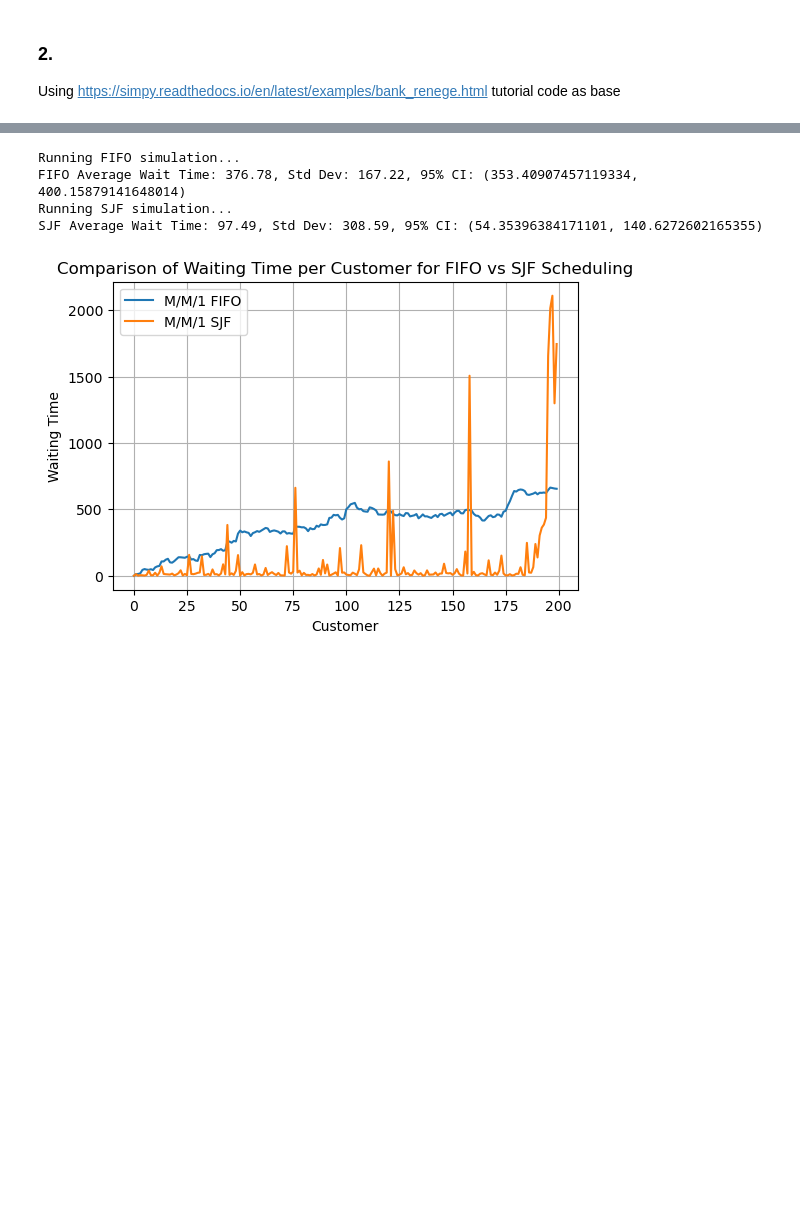
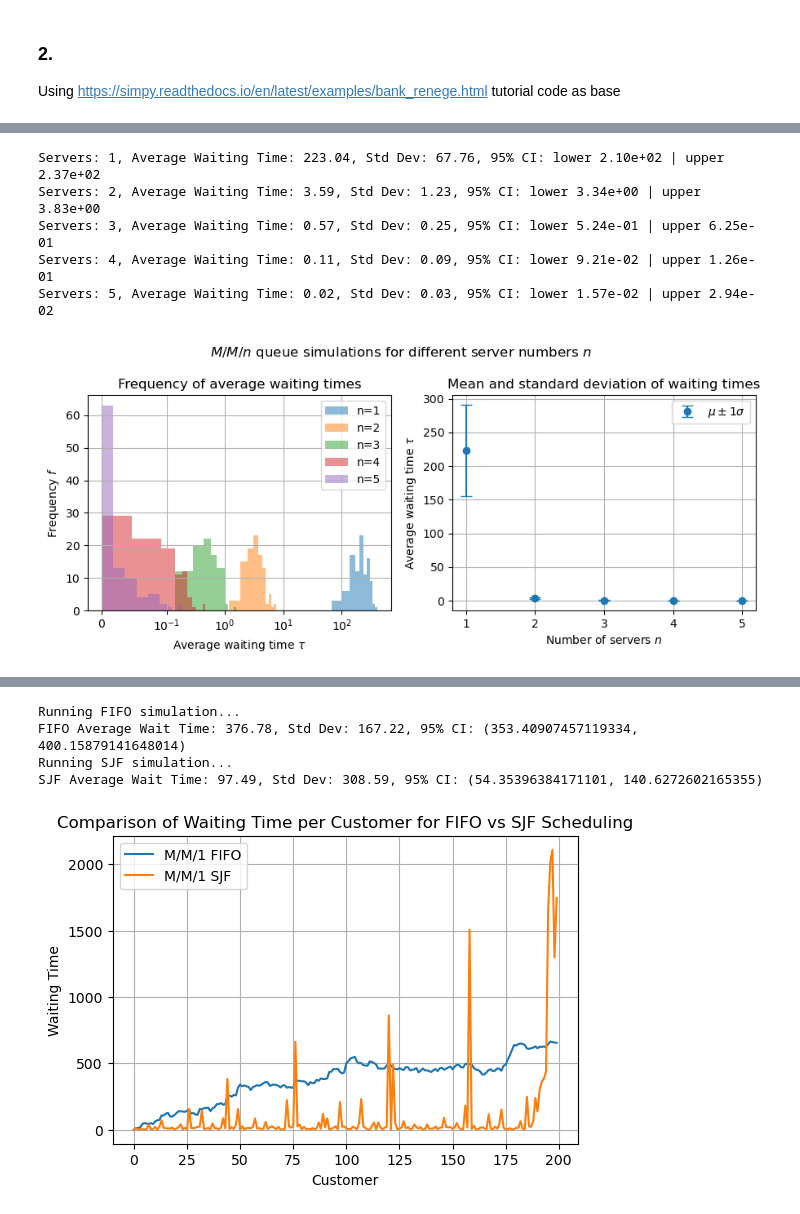
Before and after one commit to jonas4climate/ss-assignment-2, a Jupyter notebook: CalvinLaw_11306734_RaymondZhang_14865904_JonasSchaefer_14039982_2.ipynb, the cells around one changed output, grey strips where cells are left out. Saved outputs shown, nothing was run; the diff lists cells and outputs as text; code cells hidden in the pictures; blank space fills up the shorter version.

```diff
--- a/CalvinLaw_11306734_RaymondZhang_14865904_JonasSchaefer_14039982_2.ipynb
+++ b/CalvinLaw_11306734_RaymondZhang_14865904_JonasSchaefer_14039982_2.ipynb
@@ -286,0 +263,65 @@ plt.show()
+# %%
+def simulate_experiments(arrival_pdf='exp', service_pdf='exp', ns=[1, 2, 4]):
+    """Run the simulations with provided parameters and return the average waiting times"""
+    wait_times_data = {n: [] for n in ns}
+    for n in ns:
+        for i in range(N_SIM):
+            random.seed(RANDOM_SEED+i) # Same seed for reproducibility
+            env = simpy.Environment()
+            counters = simpy.Resource(env, capacity=n)
+            wait_times = []
+            env.process(source(env, N_CUSTOMERS, ARRIVAL_INTERVAL, counters, wait_times, arrival_pdf=arrival_pdf, service_pdf=service_pdf, service_time=SERVICE_TIME))
+            env.run()
+            wait_times_data[n].append(np.mean(wait_times))
+    return wait_times_data
+
+def get_statistics(wait_times_data, print_results=True):
+    """Calculate average, standard deviation, and 95% confidence interval for each simulation"""
+    avgs, stds, conf_intervals = [], [], []
+    for num_servers, times in wait_times_data.items():
+        avg_wait_time = np.mean(times)
+        avgs.append(avg_wait_time)
+        std_dev = np.std(times)
+        stds.append(std_dev)
+        conf_interval = st.t.interval(0.95, len(times)-1, loc=avg_wait_time, scale=st.sem(times))
+        conf_intervals.append(conf_interval)
+        if print_results:
+            c_low, c_high = conf_interval
+            print(f'Servers: {num_servers}, Average Waiting Time: {avg_wait_time:.2f}, Std Dev: {std_dev:.2f}, 95% CI: lower {c_low:.2e} | upper {c_high:.2e}')
+    return avgs, stds, conf_intervals
+
+def plot_wait_times_and_mean_ci(ns, wait_times_data, avgs, stds, conf_intervals, title):
+    plt.figure(figsize=(9, 4), layout='tight')
+    plt.suptitle(title)
+    plt.subplot(1, 2, 1)
+    for num_servers, times in wait_times_data.items():
+        plt.hist(times, label=f'n={num_servers}', alpha=0.5)
+    plt.xlabel('Average waiting time $\\tau$')
+    plt.xscale('symlog', linthresh=0.1)
+    plt.ylabel('Frequency $f$')
+    plt.title('Frequency of average waiting times')
+    plt.legend(loc='upper right')
+    plt.grid(True)
+    plt.subplot(1, 2, 2)
+    plt.errorbar(ns, avgs, yerr=stds, fmt='o', capsize=5, label='$\\mu \\pm 1\\sigma$')
+    plt.xlabel('Number of servers $n$')
+    plt.ylabel('Average waiting time $\\tau$')
+    plt.title('Mean and standard deviation of waiting times')
+    plt.legend(loc='upper right')
+    plt.grid(True)
+    # plt.savefig(f'{SAVE_DIR}/{title.replace(' ', '_').replace('/', '-')}.png')
+    plt.show()
+
+# Experiment
+ns = np.arange(1, 6, 1, dtype=int)
+wait_times_data = simulate_experiments(arrival_pdf='exp', service_pdf='const', ns=ns)
+avgs, stds, conf_intervals = get_statistics(wait_times_data)
+
+plot_wait_times_and_mean_ci(ns, wait_times_data, avgs, stds, conf_intervals, title='$M/M/n$ queue simulations for different server numbers $n$')
+# %% [output]
+Servers: 1, Average Waiting Time: 223.04, Std Dev: 67.76, 95% CI: lower 2.10e+02 | upper 2.37e+02
+Servers: 2, Average Waiting Time: 3.59, Std Dev: 1.23, 95% CI: lower 3.34e+00 | upper 3.83e+00
+Servers: 3, Average Waiting Time: 0.57, Std Dev: 0.25, 95% CI: lower 5.24e-01 | upper 6.25e-01
+Servers: 4, Average Waiting Time: 0.11, Std Dev: 0.09, 95% CI: lower 9.21e-02 | upper 1.26e-01
+Servers: 5, Average Waiting Time: 0.02, Std Dev: 0.03, 95% CI: lower 1.57e-02 | upper 2.94e-02
+[figure, added]
```
Also changed, not shown: parts of 13 cells of this notebook.
